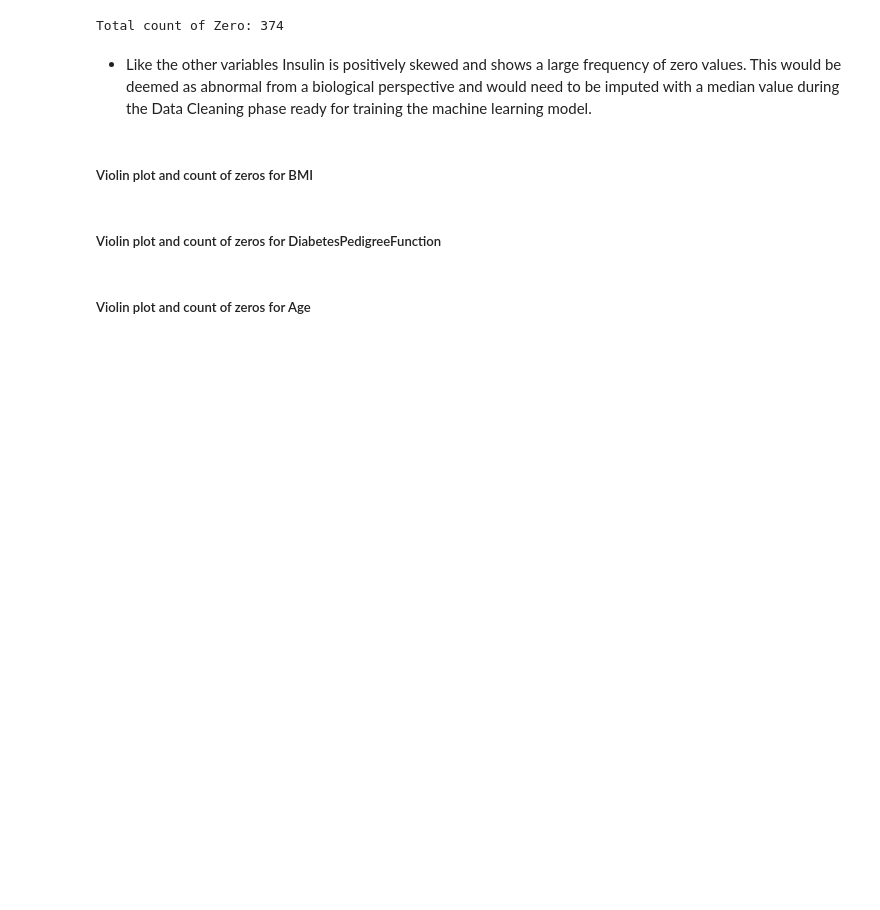
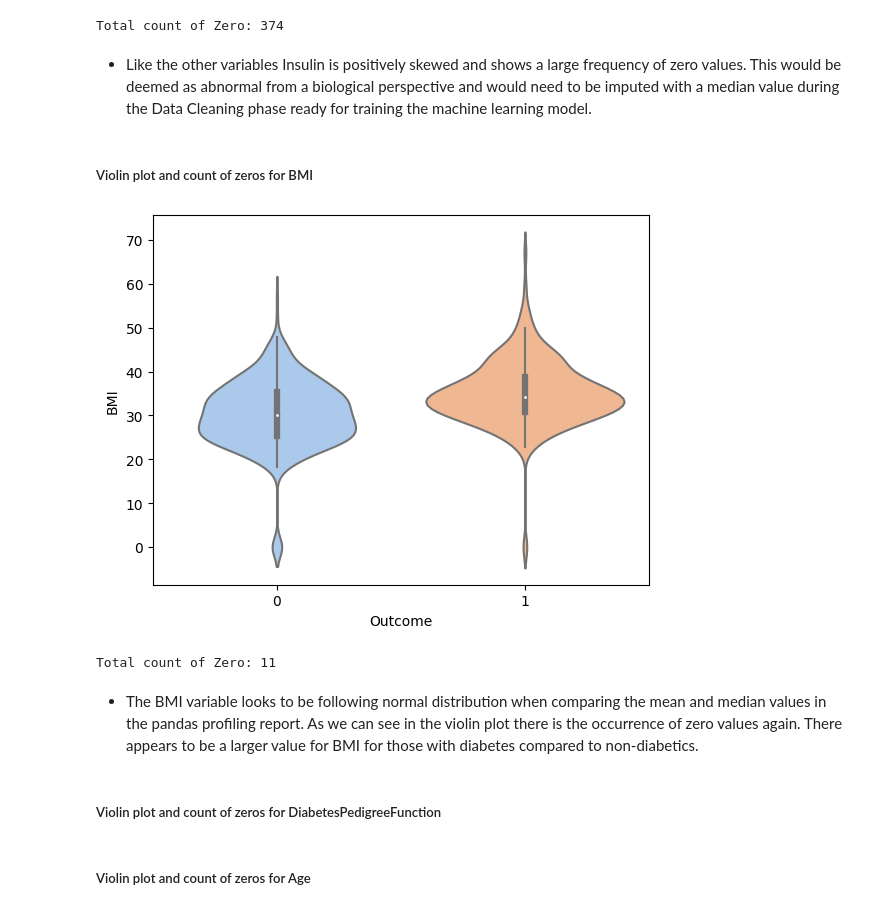
Before and after one commit to Code-Institute-Submissions/hardingrichard-pp5-diabetes-prediction_JanResub, a Jupyter notebook: jupyter_notebooks/02-CorrelationStudy.ipynb, the cells around one changed output. Cells and saved outputs as stored; diff of their text form; code cells hidden in the pictures; blank space fills up the shorter version.

Commit message:
Add violin plot to identify zero values for BMI variable

```diff
--- a/jupyter_notebooks/02-CorrelationStudy.ipynb
+++ b/jupyter_notebooks/02-CorrelationStudy.ipynb
@@ -200,6 +200,15 @@ Total count of Zero: 374
 * Like the other variables Insulin is positively skewed and shows a large frequency of zero values. This would be deemed as abnormal from a biological perspective and would need to be imputed with a median value during the Data Cleaning phase ready for training the machine learning model.
 # %% [markdown]
 ##### Violin plot and count of zeros for BMI
+# %%
+sns.violinplot(x='Outcome', y='BMI', data=df, palette='pastel', split=True)
+plt.show()
+print(f"Total count of Zero:", df.BMI[df.BMI==0].count())
+# %% [output]
+[figure, added]
+Total count of Zero: 11
+# %% [markdown]
+* The BMI variable looks to be following normal distribution when comparing the mean and median values in the pandas profiling report. As we can see in the violin plot there is the occurrence of zero values again. There appears to be a larger value for BMI for those with diabetes compared to non-diabetics.
 # %% [markdown]
 ##### Violin plot and count of zeros for DiabetesPedigreeFunction
 # %% [markdown]
```
